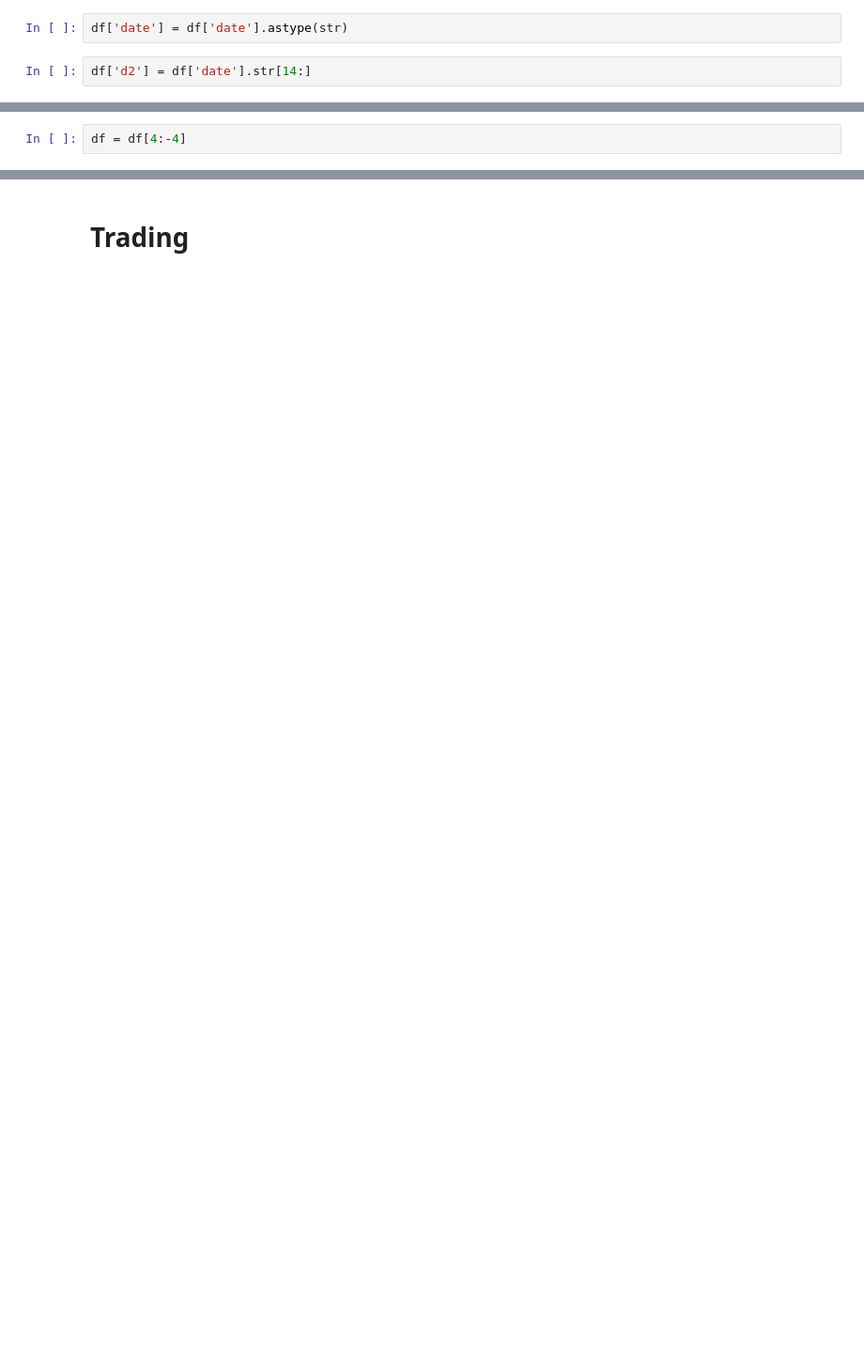
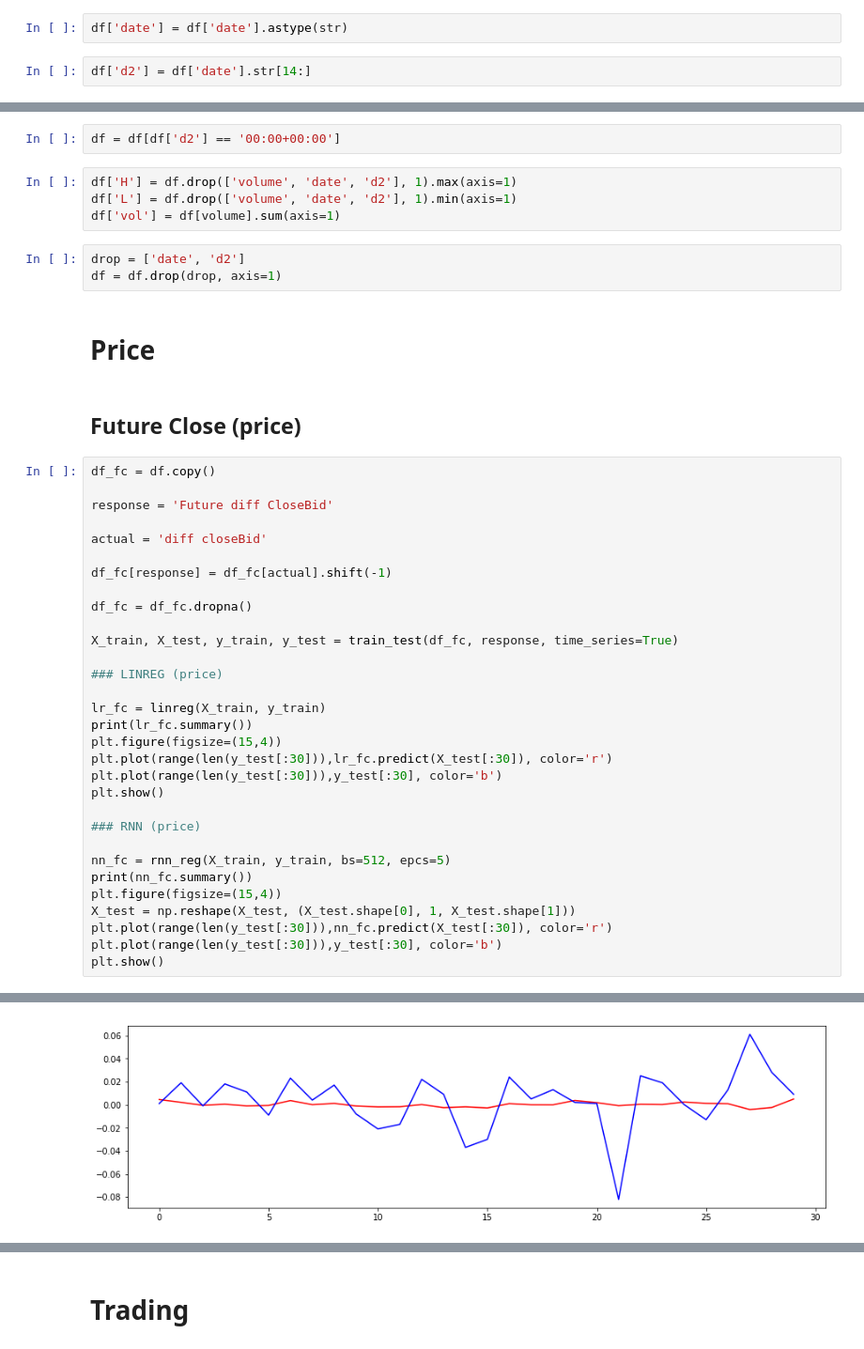
Before and after one commit to prophetai/stock_prophets, a Jupyter notebook: Notebooks/FX.ipynb, the cells around one changed output, grey strips where cells are left out. Shown at 94% size. Cells and saved outputs as stored; diff of their text form; blank space fills up the shorter version.

```diff
--- a/Notebooks/FX.ipynb
+++ b/Notebooks/FX.ipynb
@@ -136,2 +409,0 @@ df = df[df['d2'] == '45:00+00:00']
-# %%
-df = df[4:-4]
@@ -725,0 +410,45 @@ bestnn.save(responsenn+'.h5')
+# %%
+df = df[df['d2'] == '00:00+00:00']
+# %%
+df['H'] = df.drop(['volume', 'date', 'd2'], 1).max(axis=1)
+df['L'] = df.drop(['volume', 'date', 'd2'], 1).min(axis=1)
+df['vol'] = df[volume].sum(axis=1)
+# %%
+drop = ['date', 'd2']
+df = df.drop(drop, axis=1)
+# %% [markdown]
+# Price
+# %% [markdown]
+## Future Close (price)
+# %%
+df_fc = df.copy()
+
+response = 'Future diff CloseBid'
+
+actual = 'diff closeBid'
+
+df_fc[response] = df_fc[actual].shift(-1)
+
+df_fc = df_fc.dropna()
+
+X_train, X_test, y_train, y_test = train_test(df_fc, response, time_series=True)
+
+### LINREG (price)
+
+lr_fc = linreg(X_train, y_train)
+print(lr_fc.summary())
+plt.figure(figsize=(15,4))
+plt.plot(range(len(y_test[:30])),lr_fc.predict(X_test[:30]), color='r')
+plt.plot(range(len(y_test[:30])),y_test[:30], color='b')
+plt.show()
+
+### RNN (price)
+
+nn_fc = rnn_reg(X_train, y_train, bs=512, epcs=5)
+print(nn_fc.summary())
+plt.figure(figsize=(15,4))
+X_test = np.reshape(X_test, (X_test.shape[0], 1, X_test.shape[1]))
+plt.plot(range(len(y_test[:30])),nn_fc.predict(X_test[:30]), color='r')
+plt.plot(range(len(y_test[:30])),y_test[:30], color='b')
+plt.show()
+# %% [output]
@@ -725,0 +472 @@ bestnn.save(responsenn+'.h5')
+[figure, added]
```
Also changed, not shown: parts of 68 cells of this notebook.
